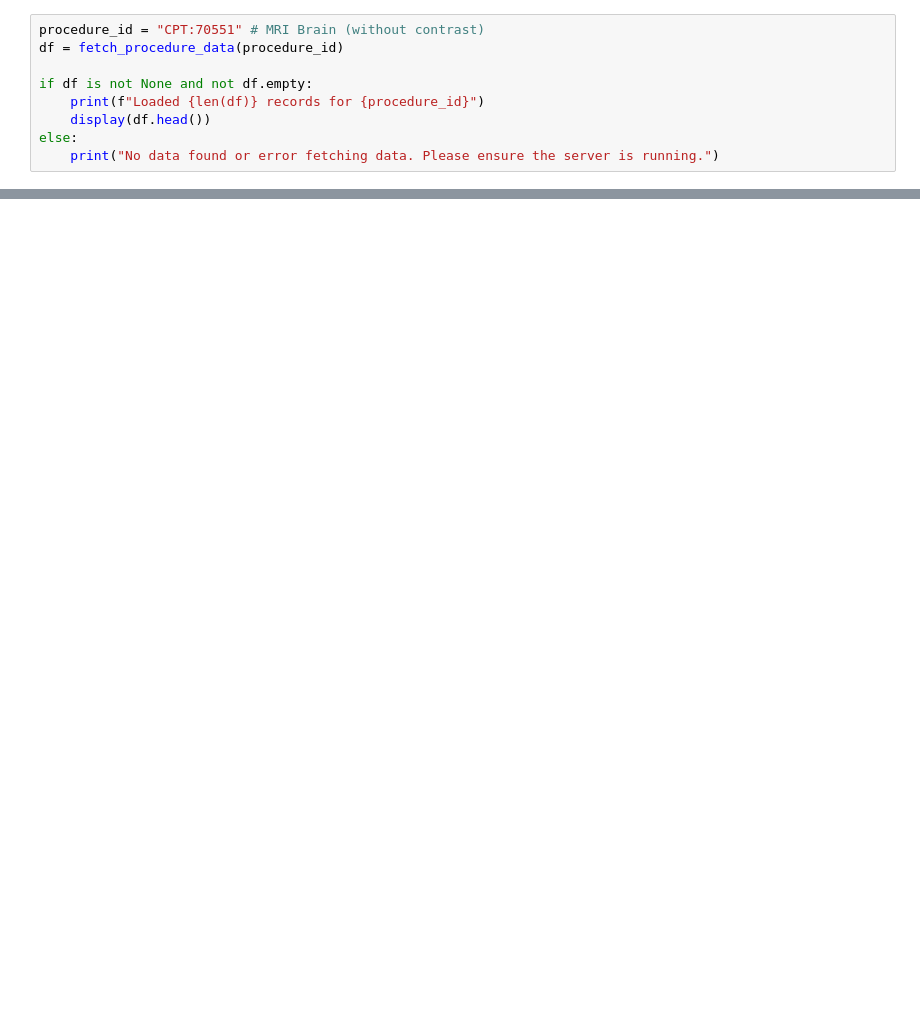
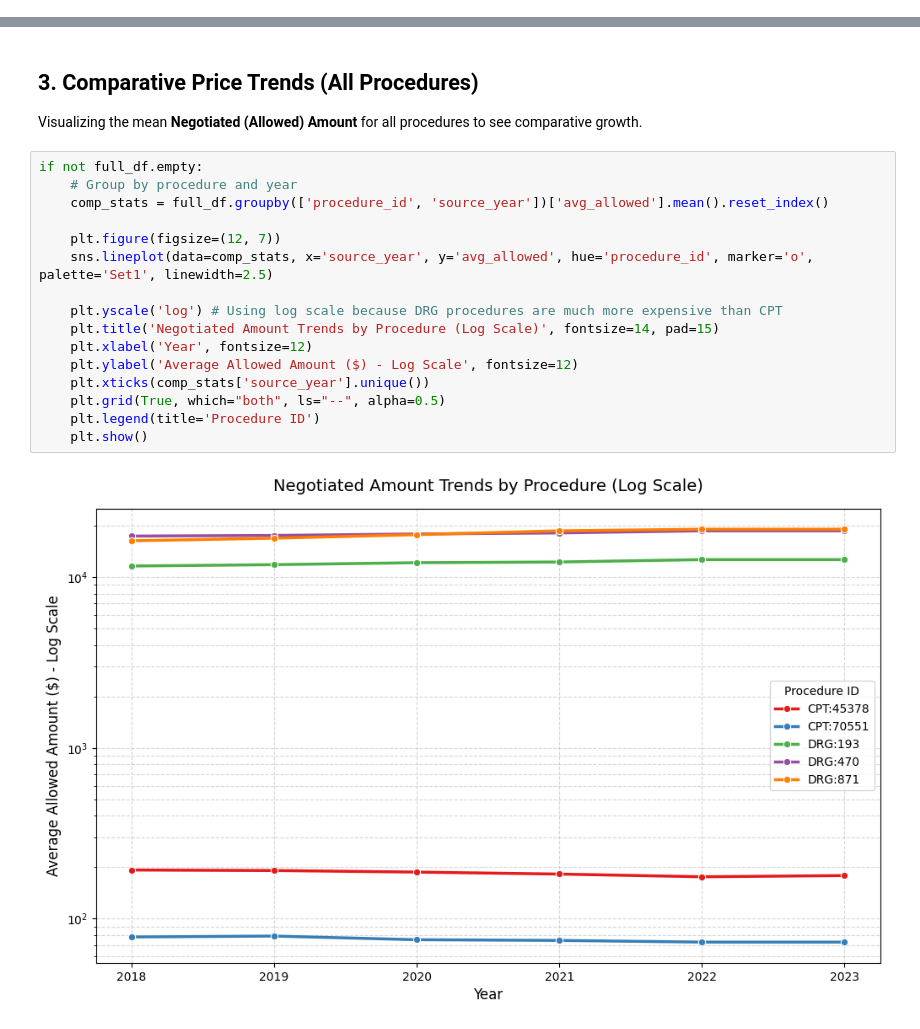
Before and after one commit to 6066Z/OpenHealthDP, a Jupyter notebook: example_analysis.ipynb, the cells around one changed output, grey strips where cells are left out. Saved outputs shown, nothing was run; the diff lists cells and outputs as text; blank space fills up the shorter version.

```diff
--- a/example_analysis.ipynb
+++ b/example_analysis.ipynb
@@ -41,9 +37,0 @@ Let's fetch pricing data for a common imaging procedure across all providers.
-# %%
-procedure_id = "CPT:70551" # MRI Brain (without contrast)
-df = fetch_procedure_data(procedure_id)
-
-if df is not None and not df.empty:
-    print(f"Loaded {len(df)} records for {procedure_id}")
-    display(df.head())
-else:
-    print("No data found or error fetching data. Please ensure the server is running.")
@@ -116,0 +102,21 @@ else:
+# %% [markdown]
+## 3. Comparative Price Trends (All Procedures)
+Visualizing the mean **Negotiated (Allowed) Amount** for all procedures to see comparative growth.
+# %%
+if not full_df.empty:
+    # Group by procedure and year
+    comp_stats = full_df.groupby(['procedure_id', 'source_year'])['avg_allowed'].mean().reset_index()
+
+    plt.figure(figsize=(12, 7))
+    sns.lineplot(data=comp_stats, x='source_year', y='avg_allowed', hue='procedure_id', marker='o', palette='Set1', linewidth=2.5)
+
+    plt.yscale('log') # Using log scale because DRG procedures are much more expensive than CPT
+    plt.title('Negotiated Amount Trends by Procedure (Log Scale)', fontsize=14, pad=15)
+    plt.xlabel('Year', fontsize=12)
+    plt.ylabel('Average Allowed Amount ($) - Log Scale', fontsize=12)
+    plt.xticks(comp_stats['source_year'].unique())
+    plt.grid(True, which="both", ls="--", alpha=0.5)
+    plt.legend(title='Procedure ID')
+    plt.show()
+# %% [output]
+[figure, added]
```
Also changed, not shown: parts of 13 cells of this notebook.
